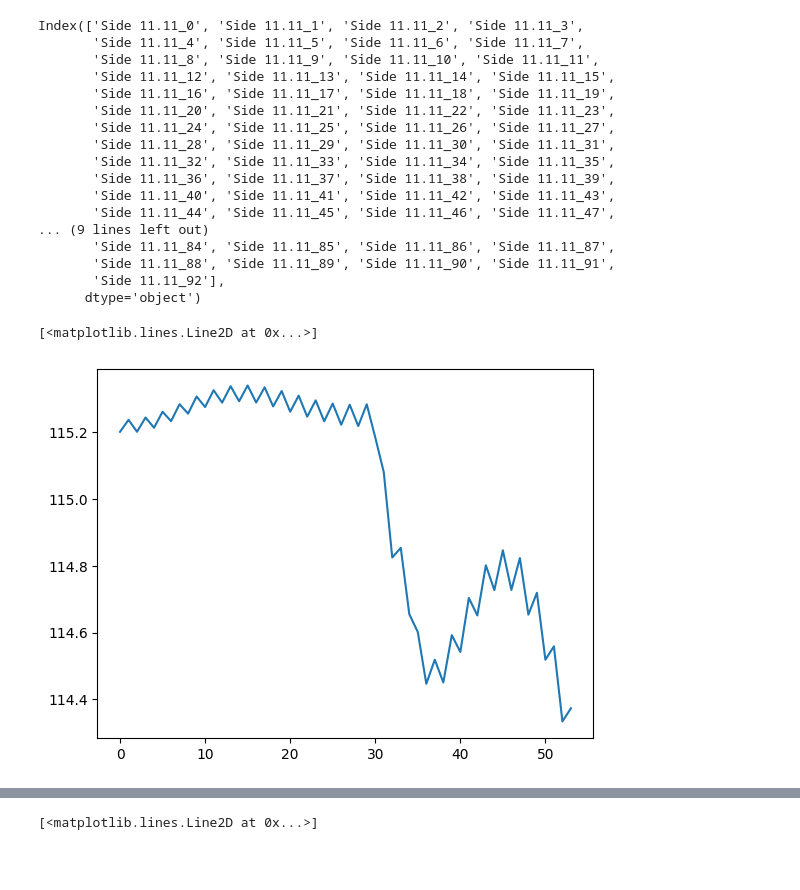
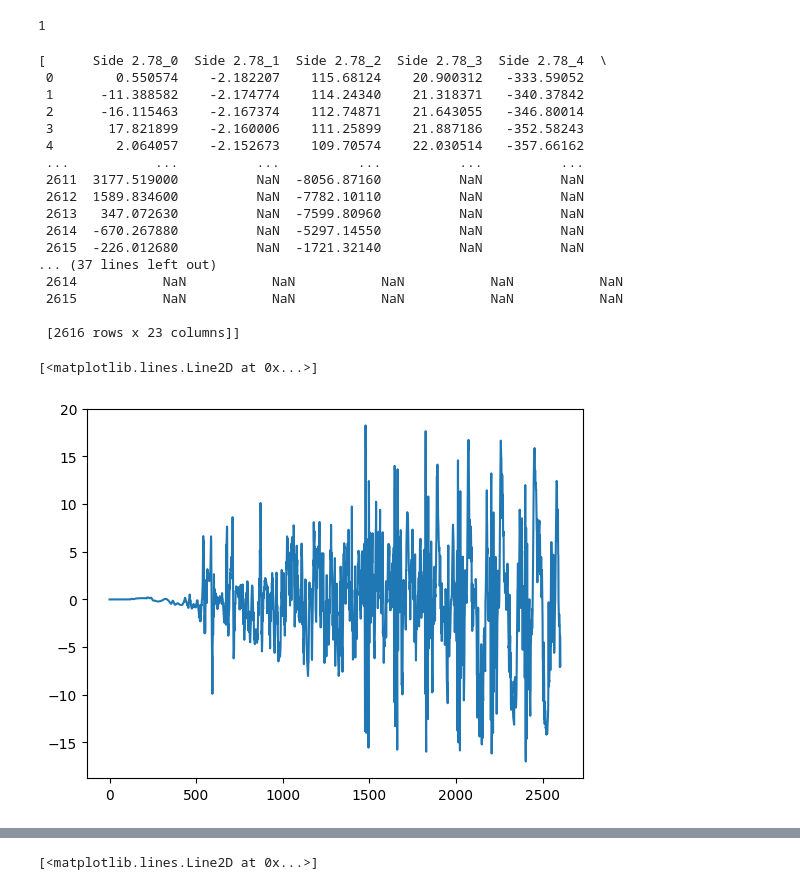
Before and after one commit to daniilgorenkov/Dissertation, a Jupyter notebook: reserach/compare_vectors.ipynb, the cells around one changed output, grey strips where cells are left out. Cells and saved outputs as stored; diff of their text form; code cells hidden in the pictures; blank space fills up the shorter version.

Commit message:
trials and sim res all done

```diff
--- a/reserach/compare_vectors.ipynb
+++ b/reserach/compare_vectors.ipynb
@@ -11,31 +11,36 @@ import pprint
 
 pipe = CatBoostPipe()
 # %%
-trials = pipe.load("side_trials")
+hook_name = "hook_057"
+trials_type = "side"
+
+trials = pipe.load(f"{trials_type}_trials")
 # hook = pipe.load("hook_ffd")[3] # verticals
-hook = pipe.load("hook_f95")[3]
-# pprint.pprint(f"N trials: {len(trials)}, trials:\n{trials}")
-hook.columns
+hook = pipe.load(hook_name)
+print(len(hook))
+hook
 # %% [output]
-Index(['Side 11.11_0', 'Side 11.11_1', 'Side 11.11_2', 'Side 11.11_3',
-       'Side 11.11_4', 'Side 11.11_5', 'Side 11.11_6', 'Side 11.11_7',
-       'Side 11.11_8', 'Side 11.11_9', 'Side 11.11_10', 'Side 11.11_11',
-       'Side 11.11_12', 'Side 11.11_13', 'Side 11.11_14', 'Side 11.11_15',
-       'Side 11.11_16', 'Side 11.11_17', 'Side 11.11_18', 'Side 11.11_19',
-       'Side 11.11_20', 'Side 11.11_21', 'Side 11.11_22', 'Side 11.11_23',
-       'Side 11.11_24', 'Side 11.11_25', 'Side 11.11_26', 'Side 11.11_27',
-       'Side 11.11_28', 'Side 11.11_29', 'Side 11.11_30', 'Side 11.11_31',
-       'Side 11.11_32', 'Side 11.11_33', 'Side 11.11_34', 'Side 11.11_35',
-       'Side 11.11_36', 'Side 11.11_37', 'Side 11.11_38', 'Side 11.11_39',
-       'Side 11.11_40', 'Side 11.11_41', 'Side 11.11_42', 'Side 11.11_43',
-       'Side 11.11_44', 'Side 11.11_45', 'Side 11.11_46', 'Side 11.11_47',
-... (9 lines left out)
-       'Side 11.11_84', 'Side 11.11_85', 'Side 11.11_86', 'Side 11.11_87',
-       'Side 11.11_88', 'Side 11.11_89', 'Side 11.11_90', 'Side 11.11_91',
-       'Side 11.11_92'],
-      dtype='object')
+1
+[      Side 2.78_0  Side 2.78_1  Side 2.78_2  Side 2.78_3  Side 2.78_4  \
+ 0        0.550574    -2.182207    115.68124    20.900312   -333.59052
+ 1      -11.388582    -2.174774    114.24340    21.318371   -340.37842
+ 2      -16.115463    -2.167374    112.74871    21.643055   -346.80014
+ 3       17.821899    -2.160006    111.25899    21.887186   -352.58243
+ 4        2.064057    -2.152673    109.70574    22.030514   -357.66162
+ ...           ...          ...          ...          ...          ...
+ 2611  3177.519000          NaN  -8056.87160          NaN          NaN
+ 2612  1589.834600          NaN  -7782.10110          NaN          NaN
+ 2613   347.072630          NaN  -7599.80960          NaN          NaN
+ 2614  -670.267880          NaN  -5297.14550          NaN          NaN
+ 2615  -226.012680          NaN  -1721.32140          NaN          NaN
+... (37 lines left out)
+ 2614           NaN           NaN           NaN           NaN           NaN
+ 2615           NaN           NaN           NaN           NaN           NaN
+
+ [2616 rows x 23 columns]]
 # %%
-plt.plot(hook.iloc[:,1]/1000)
+hook = hook.iloc[:,1]/1000
+plt.plot(hook)
 # %% [output]
 [<matplotlib.lines.Line2D at 0x...>]
-[figure, old version]
+[figure, new version]
```
Also changed, not shown: parts of 9 cells of this notebook, 2 other files.
